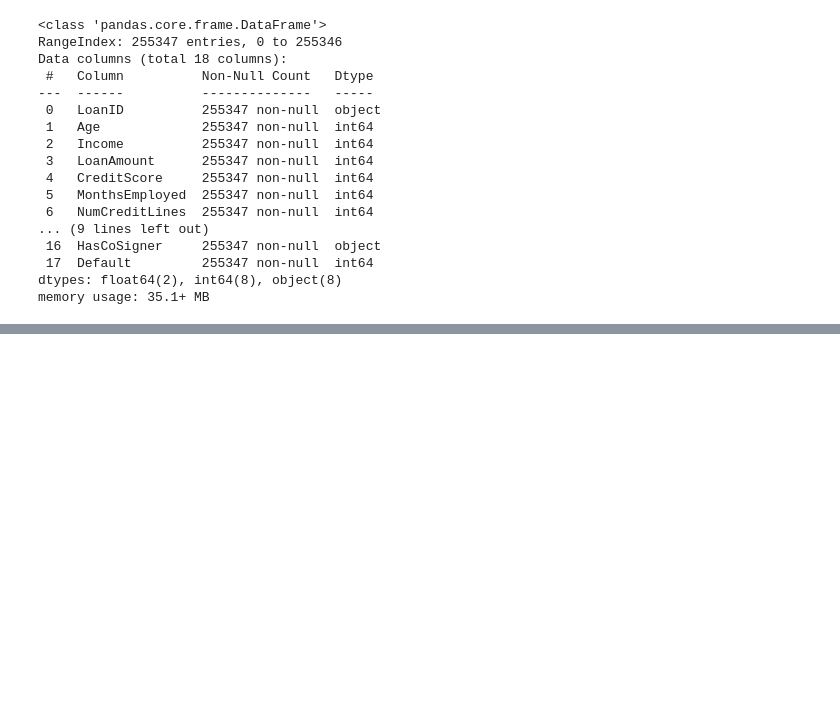
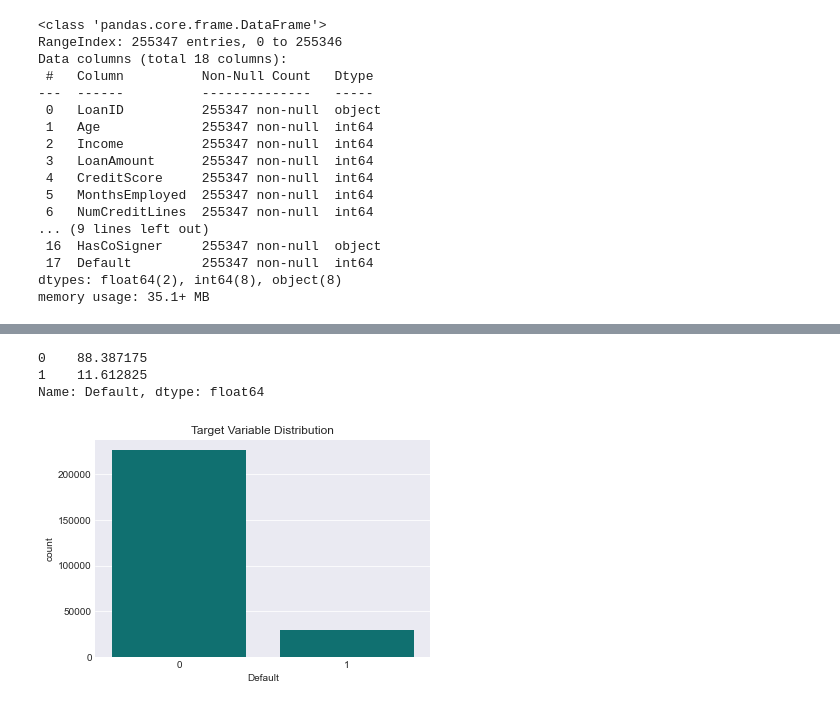
Before and after one commit to Assesa44/Who-Will-Default-, a Jupyter notebook: Notebooks/01_eda.ipynb, the cells around one changed output, grey strips where cells are left out. Drawn from its saved outputs; the diff is of its cells as text; code cells hidden in the pictures; blank space fills up the shorter version.

Commit message:
updates: added an EDA part in the data understanding section.

```diff
--- a/Notebooks/01_eda.ipynb
+++ b/Notebooks/01_eda.ipynb
@@ -121,0 +183,17 @@ memory usage: 35.1+ MB
+# %%
+# Calculate loan default prevelance.
+loans_info['Default'].value_counts(normalize=True) * 100
+# %% [output]
+0    88.387175
+1    11.612825
+Name: Default, dtype: float64
+# %%
+# Plot a chart
+plt.style.use('seaborn-darkgrid') # -> Set the plot style.
+
+# Plot a countplot
+sns.countplot(x='Default', data=loans_info, color= 'teal')
+plt.title("Target Variable Distribution")
+plt.show()
+# %% [output]
+[figure, added]
```
Also changed, not shown: parts of 36 cells of this notebook.
